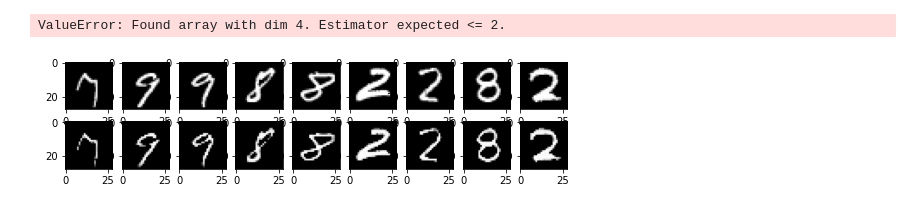
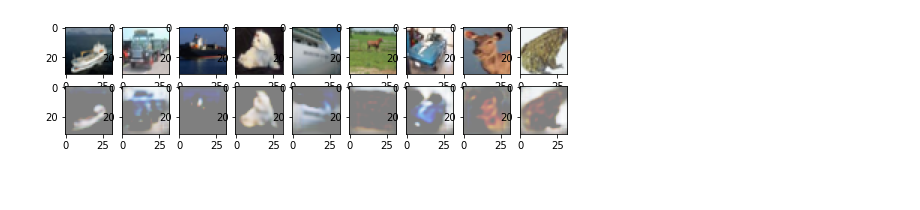
Before and after one commit to avinaash67/Machine_and_DeepLearning, a Jupyter notebook: Deep_learning/Autoencoder_convolution/autoencoder_main.ipynb, the cells around one changed output. Saved outputs shown, nothing was run; the diff lists cells and outputs as text; code cells hidden in the pictures.

Commit message:
CIFAR10 conv autoencoder simple

```diff
--- a/Deep_learning/Autoencoder_convolution/autoencoder_main.ipynb
+++ b/Deep_learning/Autoencoder_convolution/autoencoder_main.ipynb
@@ -1,7 +1,7 @@
 # %%
 import torch
 from torchvision import transforms
-from torchvision.datasets import MNIST
+from torchvision.datasets import MNIST, CIFAR10
 from torch.utils.data.dataloader import DataLoader
 from autoencoder_class import Autoencoder_conv
 import torch.nn as nn
@@ -17,12 +17,12 @@ EPOCHS = 10
 transform = transforms.Compose([transforms.ToTensor()])
 
 # Train_dataset
-train_dataset = MNIST(
-    root="../../data/MNIST",train=True, transform=transform, download=True
+train_dataset = CIFAR10(
+    root="../../data/CIFAR10",train=True, transform=transform, download=True
 )
 # Test_dataset
-test_dataset = MNIST(
-    root="../../data/MNIST", train=False, transform=transform, download=True
+test_dataset = CIFAR10(
+    root="../../data/CIFAR10", train=False, transform=transform, download=True
 )
 # Train_dataloader
 train_dl = torch.utils.data.DataLoader(
@@ -66,23 +67,24 @@ Epoch:10,Loss:0.2082
 # %%
 for k in range (0,EPOCHS,1):
     plt.figure(figsize=(9,2))
     plt.gray()
     imgs = outputs[k][1].cpu().detach().numpy()
     imgs_recon =  outputs[k][2].cpu().detach().numpy()
     for batch_number,item in enumerate(imgs):
         if batch_number >= 9: break
         plt.subplot(2,9,batch_number + 1)
-        # item = item.reshape(-1,28,28)  # -1 is for the channel
-        plt.imshow(item[0])
+        item = np.transpose(item,(1,2,0))  # shifting the channel to last tensor
+        plt.imshow(item)
     for batch_number,item in enumerate(imgs_recon):
         if batch_number >= 9: break
         plt.subplot(2,9,9+batch_number + 1)
-        # item = item.reshape(-1,28,28)  # -1 is for the channel
-        plt.imshow(item[0])
+        item = np.transpose(item,(1,2,0))  # shifting the channel to last tensor
+        plt.imshow(item)
 
-    # score1=np.sqrt(metrics.mean_squared_error(imgs,imgs_recon))
+    # imgs_actual_flat=outputs[k][1].view(-1, 784).cpu().detach().numpy()
+    # imgs_recon_flat=outputs[k][2].view(-1, 784).cpu().detach().numpy()
+    # score1=np.sqrt(metrics.mean_squared_error(imgs_actual_flat,imgs_recon_flat))
     # print(score1)
     break
 # %% [output]
-ValueError: Found array with dim 4. Estimator expected <= 2.
-[figure, old version]
+[figure, new version]
```
Also changed, not shown: parts of 1 cell of this notebook, 4 other files.
